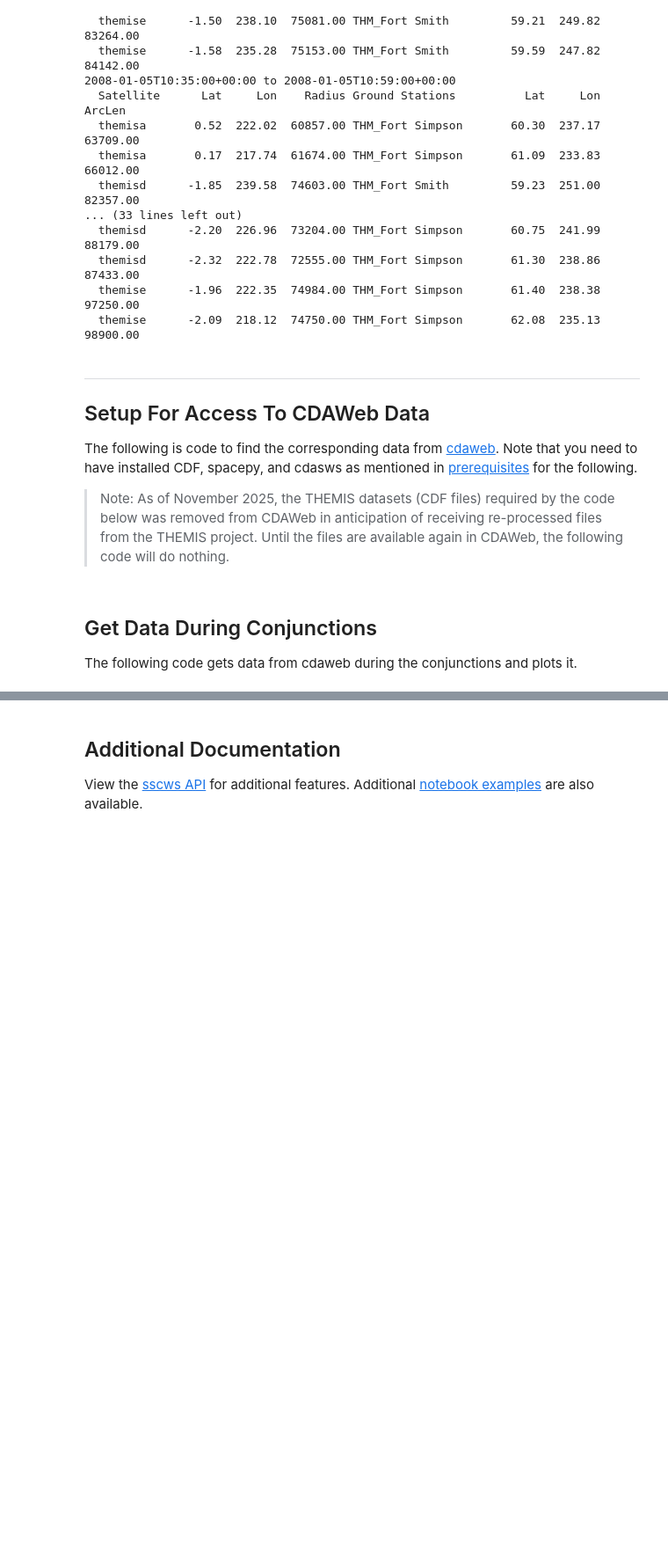
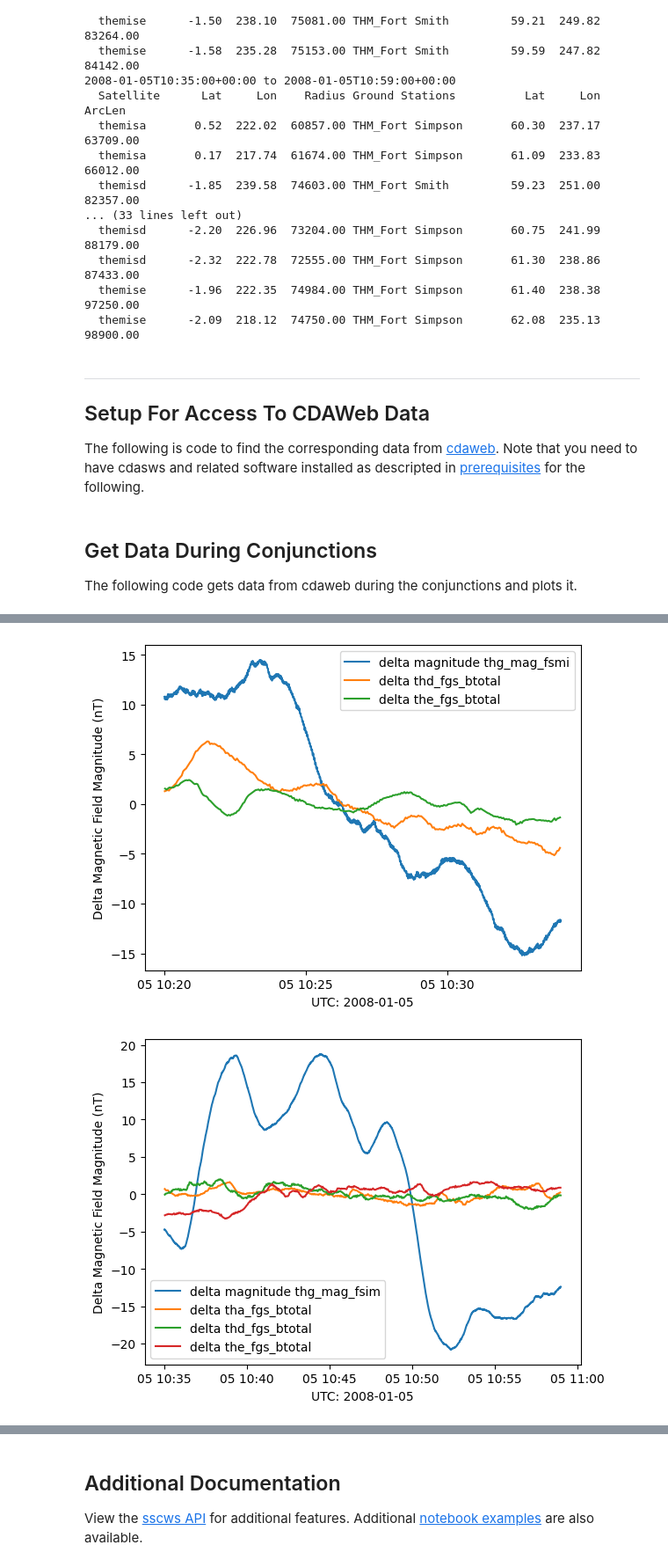
Before and after one commit to berniegsfc/sscws-notebooks, a Jupyter notebook: SscWsConjunctionExample.ipynb, the cells around one changed output, grey strips where cells are left out. Shown at 88% size. Saved outputs shown, nothing was run; the diff lists cells and outputs as text; code cells hidden in the pictures; blank space fills up the shorter version.

```diff
--- a/SscWsConjunctionExample.ipynb
+++ b/SscWsConjunctionExample.ipynb
@@ -112,8 +112,7 @@ StatusCode: ResultStatusCode.SUCCESS StatusSubCode: ResultStatusSubCode.SUCCESS
 # %% [markdown]
 ---
 ## Setup For Access To CDAWeb Data
-The following is code to find the corresponding data from [cdaweb](https://cdaweb.gsfc.nasa.gov/).  Note that you need to have installed CDF, spacepy, and cdasws as mentioned in [prerequisites](#Prerequisites) for the following.
-> Note: As of November 2025, the THEMIS datasets (CDF files) required by the code below was removed from CDAWeb in anticipation of receiving re-processed files from the THEMIS project.  Until the files are available again in CDAWeb, the following code will do nothing.
+The following is code to find the corresponding data from [cdaweb](https://cdaweb.gsfc.nasa.gov/).  Note that you need to have cdasws and related software installed as descripted in [prerequisites](#Prerequisites) for the following.
 # %%
 import re
 from cdasws.cdasws import CdasWs
@@ -166,8 +165,8 @@ for conjunction in result['Conjunction']:
         status, data = cdas.get_data(ds, [var_name], start, end,
                                      dataRepresentation = DataRepresentation.XARRAY)
         #print(f'status: {status}')
-        if status != 200:
-            print(f'Failed to get {ds} {var_name} {start} to {end} data from CDAWeb')
+        if status['http']['status_code'] != 200:
+            print(f'Failed to get {ds} {var_name} {start} to {end} data from CDAWeb {status}')
             continue
         got_ds_data = True
         var_data = data[var_name]
@@ -206,0 +189,2 @@ Failed to get THE_L2_FGM the_fgs_btotal 2008-01-05 11:38:00+00:00 to 2008-01-05
+[figure, added]
+[figure, added]
```
Also changed, not shown: parts of 1 cell of this notebook.
